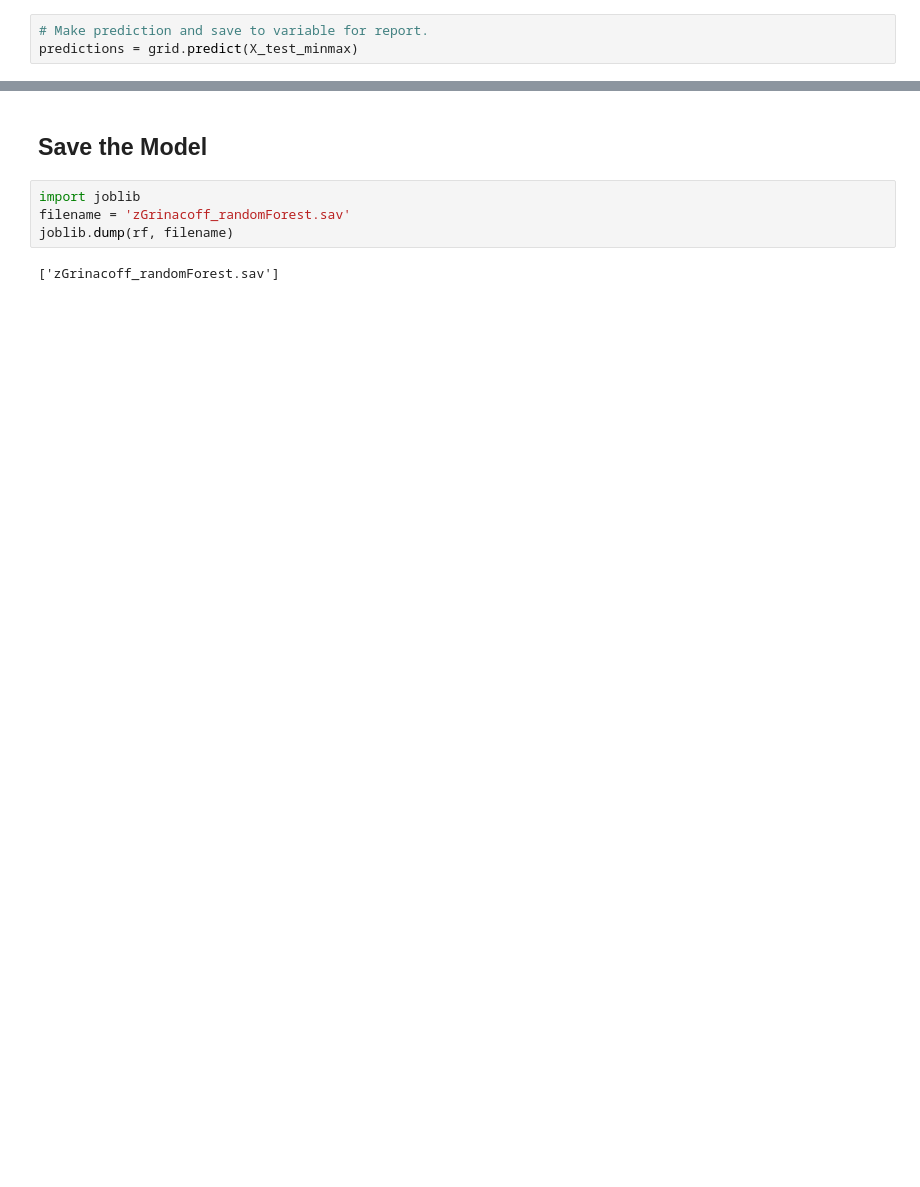
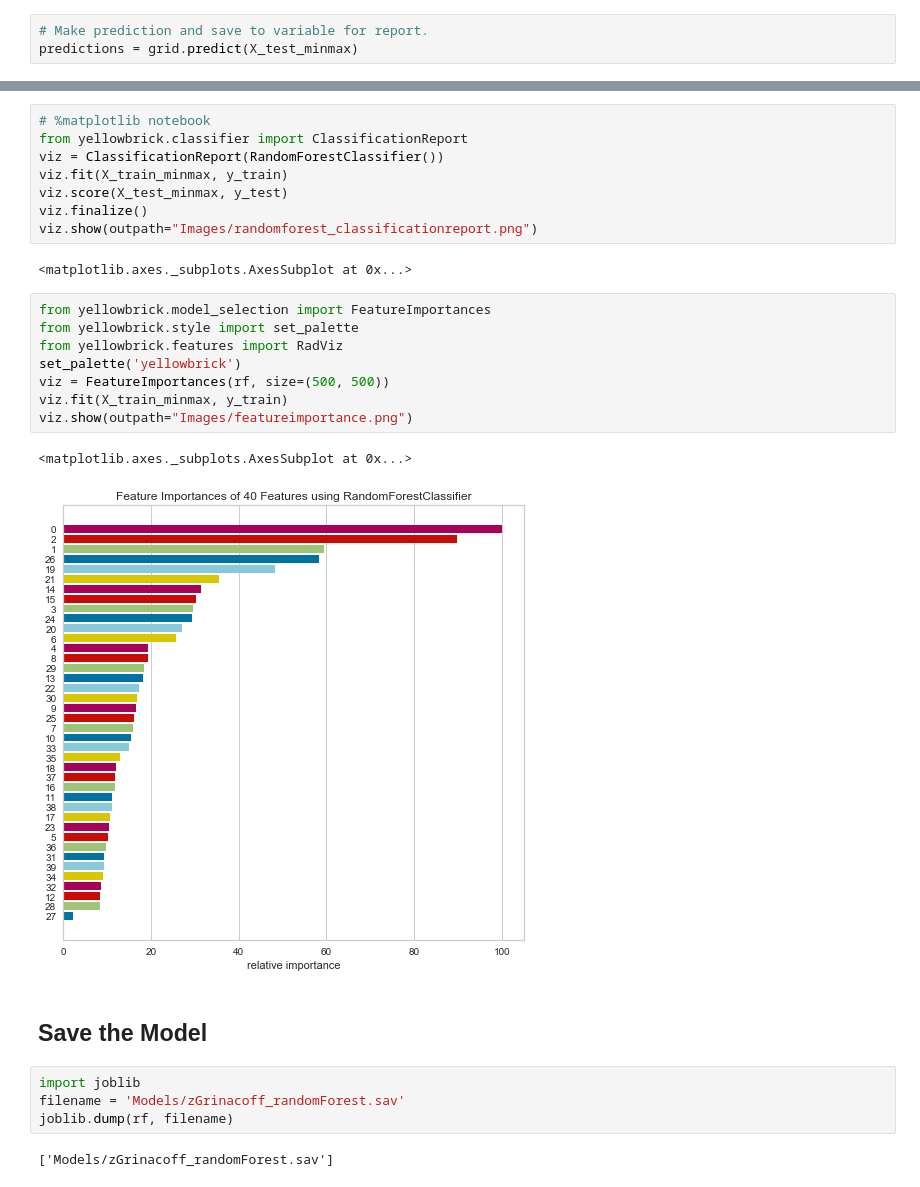
Before and after one commit to ZGrinacoff/machine-learning-challenge, a Jupyter notebook: exoplanet_exploration_randomForest.ipynb, the cells around one changed output, grey strips where cells are left out. Saved outputs shown, nothing was run; the diff lists cells and outputs as text; blank space fills up the shorter version.

```diff
--- a/exoplanet_exploration_randomForest.ipynb
+++ b/exoplanet_exploration_randomForest.ipynb
@@ -214,11 +214,32 @@ FALSE POSITIVE       0.97      1.00      0.98       853
       accuracy                           0.90      1748
      macro avg       0.88      0.87      0.87      1748
   weighted avg       0.90      0.90      0.90      1748
+# %%
+# %matplotlib notebook
+from yellowbrick.classifier import ClassificationReport
+viz = ClassificationReport(RandomForestClassifier())
+viz.fit(X_train_minmax, y_train)
+viz.score(X_test_minmax, y_test)
+viz.finalize()
+viz.show(outpath="Images/randomforest_classificationreport.png")
+# %% [output]
+<matplotlib.axes._subplots.AxesSubplot at 0x...>
+# %%
+from yellowbrick.model_selection import FeatureImportances
+from yellowbrick.style import set_palette
+from yellowbrick.features import RadViz
+set_palette('yellowbrick')
+viz = FeatureImportances(rf, size=(500, 500))
+viz.fit(X_train_minmax, y_train)
+viz.show(outpath="Images/featureimportance.png")
+# %% [output]
+<matplotlib.axes._subplots.AxesSubplot at 0x...>
+[figure, added]
 # %% [markdown]
 ## Save the Model
 # %%
 import joblib
-filename = 'zGrinacoff_randomForest.sav'
+filename = 'Models/zGrinacoff_randomForest.sav'
 joblib.dump(rf, filename)
 # %% [output]
-['zGrinacoff_randomForest.sav']
+['Models/zGrinacoff_randomForest.sav']
```
Also changed, not shown: parts of 6 cells of this notebook, 6 other files.
